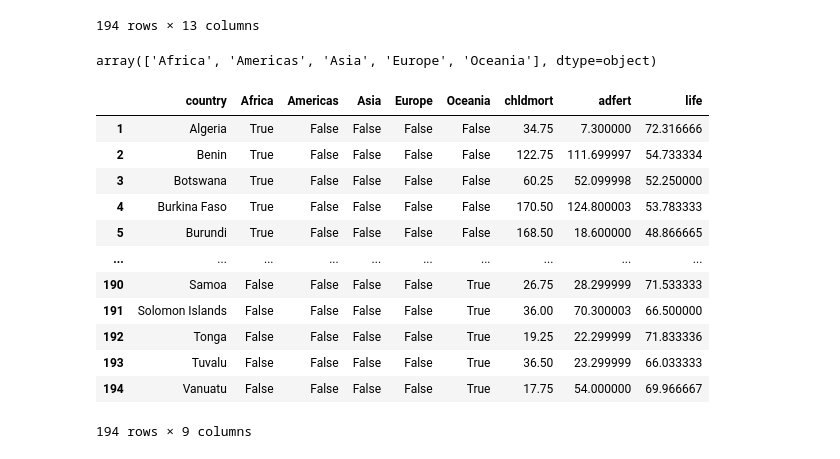
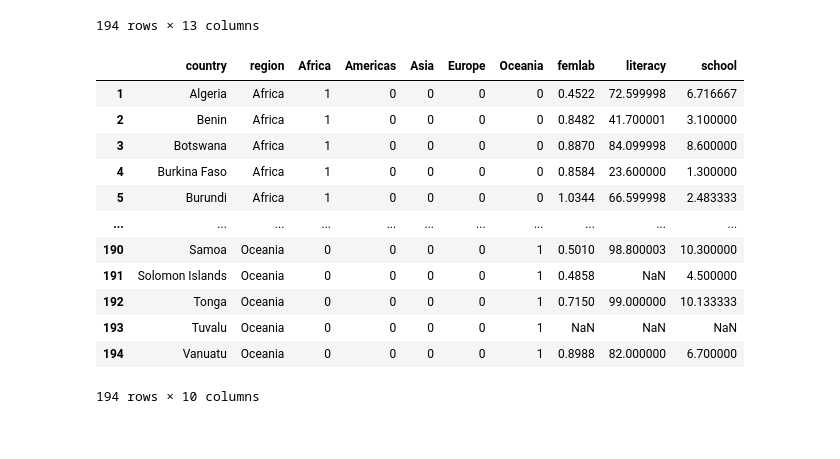
Before and after one commit to tomaspemora/desafio-latam-tareas-BA-TP, a Jupyter notebook: fundamentos_data_science/Desafio_Evaluado_4/desafio_ev.ipynb, the cells around one changed output. Cells and saved outputs as stored; diff of their text form; code cells hidden in the pictures.

```diff
--- a/fundamentos_data_science/Desafio_Evaluado_4/desafio_ev.ipynb
+++ b/fundamentos_data_science/Desafio_Evaluado_4/desafio_ev.ipynb
@@ -21,36 +21,32 @@ df
 | 193 | Tuvalu | Oceania | NaN | NaN | 23.299999 | 36.50 | 66.033333 | 9767 | 49.233334 | NaN | NaN | ... |
 | 194 | Vanuatu | Oceania | 3809.800049 | 6.700000 | 54.000000 | 17.75 | 69.966667 | 225317 | 24.500000 | 0.8988 | 82.000000 | ... |
 194 rows × 13 columns
-# %%
-df.region.unique()
-# %% [output]
-array(['Africa', 'Americas', 'Asia', 'Europe', 'Oceania'], dtype=object)
 # %%
 apellidos_a_m = ["chldmort", "adfert", "life"]
 apellidos_n_z = ["femlab", "literacy", "school"]
-df_apellido = df[apellidos_a_m]
+df_apellido = df[apellidos_n_z]
 
 regiones = df.region.unique()
-df_region = df.loc[:,['country']]
+df_region = df.loc[:,['country', 'region']]
 for region in regiones:
-    df_region[region] = np.where(df['region'] == region, True, False)
+    df_region[region] = np.where(df['region'] == region, 1, 0)
 
 df_nuevo = pd.concat([df_region, df_apellido], axis=1)
 df_nuevo
 # %% [output]
-|  | country | Africa | Americas | Asia | Europe | Oceania | chldmort | adfert | life |
-| 1 | Algeria | True | False | False | False | False | 34.75 | 7.300000 | 72.316666 |
-| 2 | Benin | True | False | False | False | False | 122.75 | 111.699997 | 54.733334 |
-| 3 | Botswana | True | False | False | False | False | 60.25 | 52.099998 | 52.250000 |
-| 4 | Burkina Faso | True | False | False | False | False | 170.50 | 124.800003 | 53.783333 |
-| 5 | Burundi | True | False | False | False | False | 168.50 | 18.600000 | 48.866665 |
-| ... | ... | ... | ... | ... | ... | ... | ... | ... | ... |
-| 190 | Samoa | False | False | False | False | True | 26.75 | 28.299999 | 71.533333 |
-| 191 | Solomon Islands | False | False | False | False | True | 36.00 | 70.300003 | 66.500000 |
-| 192 | Tonga | False | False | False | False | True | 19.25 | 22.299999 | 71.833336 |
-| 193 | Tuvalu | False | False | False | False | True | 36.50 | 23.299999 | 66.033333 |
-| 194 | Vanuatu | False | False | False | False | True | 17.75 | 54.000000 | 69.966667 |
+|  | country | region | Africa | Americas | Asia | Europe | Oceania | femlab | literacy | school |
+| 1 | Algeria | Africa | 1 | 0 | 0 | 0 | 0 | 0.4522 | 72.599998 | 6.716667 |
+| 2 | Benin | Africa | 1 | 0 | 0 | 0 | 0 | 0.8482 | 41.700001 | 3.100000 |
+| 3 | Botswana | Africa | 1 | 0 | 0 | 0 | 0 | 0.8870 | 84.099998 | 8.600000 |
+| 4 | Burkina Faso | Africa | 1 | 0 | 0 | 0 | 0 | 0.8584 | 23.600000 | 1.300000 |
+| 5 | Burundi | Africa | 1 | 0 | 0 | 0 | 0 | 1.0344 | 66.599998 | 2.483333 |
+| ... | ... | ... | ... | ... | ... | ... | ... | ... | ... | ... |
+| 190 | Samoa | Oceania | 0 | 0 | 0 | 0 | 1 | 0.5010 | 98.800003 | 10.300000 |
+| 191 | Solomon Islands | Oceania | 0 | 0 | 0 | 0 | 1 | 0.4858 | NaN | 4.500000 |
+| 192 | Tonga | Oceania | 0 | 0 | 0 | 0 | 1 | 0.7150 | 99.000000 | 10.133333 |
+| 193 | Tuvalu | Oceania | 0 | 0 | 0 | 0 | 1 | NaN | NaN | NaN |
+| 194 | Vanuatu | Oceania | 0 | 0 | 0 | 0 | 1 | 0.8988 | 82.000000 | 6.700000 |
-194 rows × 9 columns
+194 rows × 10 columns
 # %%
 from scipy.stats import ttest_ind
 
```
Also changed, not shown: parts of 7 cells of this notebook.
